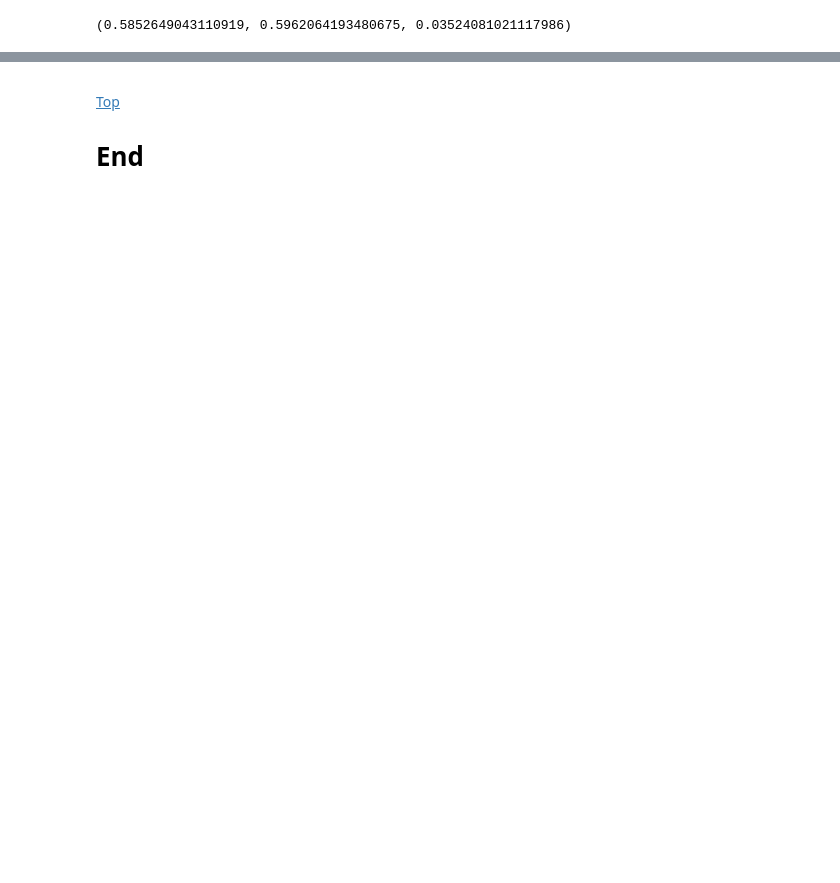
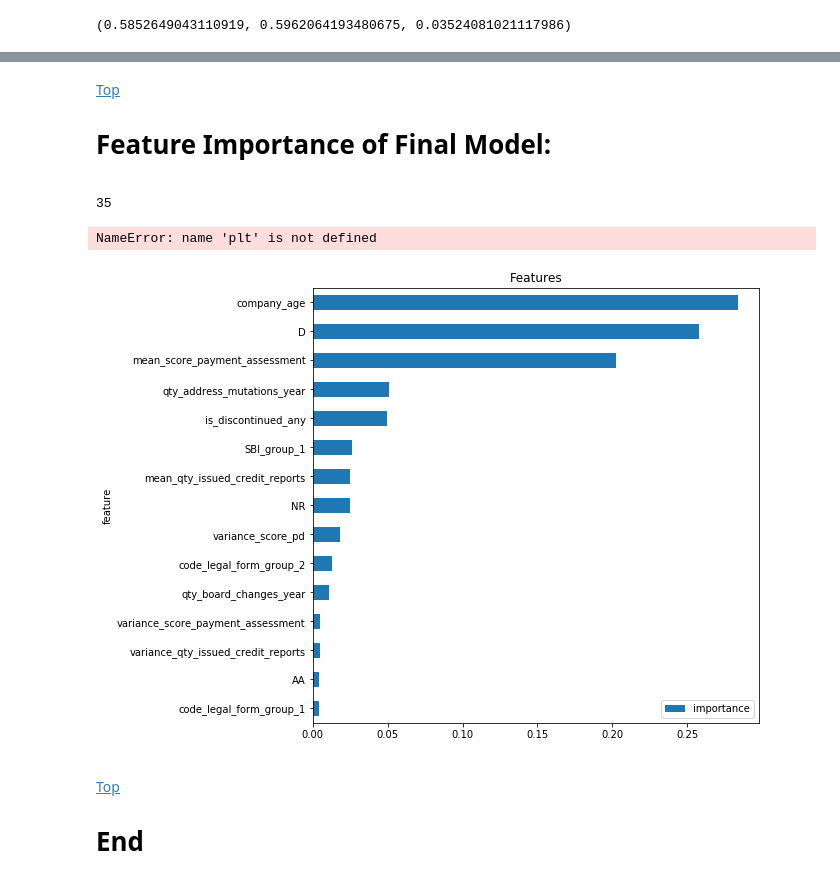
Before and after one commit to mark-me/relocation_indicator, a Jupyter notebook: modelling/decision_tree_yearly_aggregation.ipynb, the cells around one changed output, grey strips where cells are left out. Drawn from its saved outputs; the diff is of its cells as text; code cells hidden in the pictures; blank space fills up the shorter version.

```diff
--- a/modelling/decision_tree_yearly_aggregation.ipynb
+++ b/modelling/decision_tree_yearly_aggregation.ipynb
@@ -1020,3 +1181,28 @@ pyplot.show()
+# %% [markdown]
+<a href=#top>Top</a>
+# Feature Importance of Final Model:
+<a id='feature_importance_final'></a>
+# %%
+importances = clfDT_Kappa.feature_importances_
+# %%
+len(importances)
+# %% [output]
+35
+# %%
+feat_imp = pd.DataFrame({'importance':importances})
+feat_imp['feature'] = x_train[features_in_model].columns
+
+feat_imp.sort_values(by='importance', ascending=False, inplace=True)
+feat_imp = feat_imp.iloc[:15]
+
+feat_imp.sort_values(by='importance', inplace=True)
+feat_imp = feat_imp.set_index('feature', drop=True)
+feat_imp.plot.barh(title='Features', figsize=(8,8))
+plt.xlabel('Feature Importance Score')
+plt.show()
+# %% [output]
+NameError: name 'plt' is not defined
+[figure, added]
 # %% [markdown]
 <a id='bottom'></a>
 
```
Also changed, not shown: parts of 76 cells of this notebook, 4 other files.
